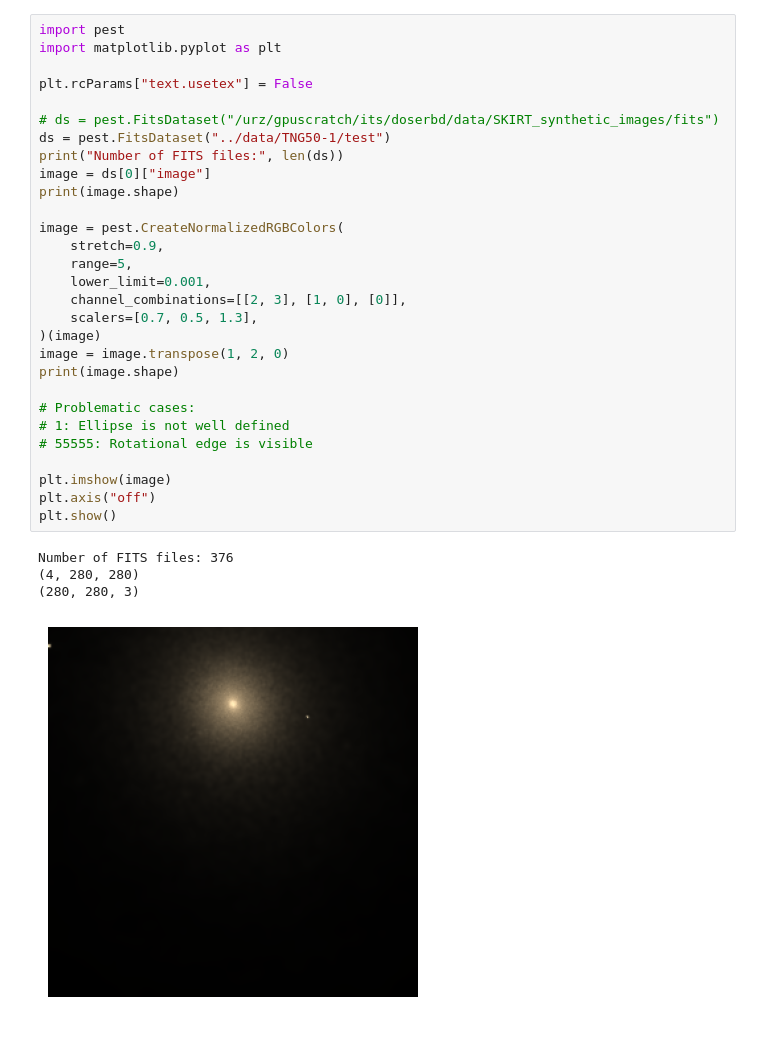
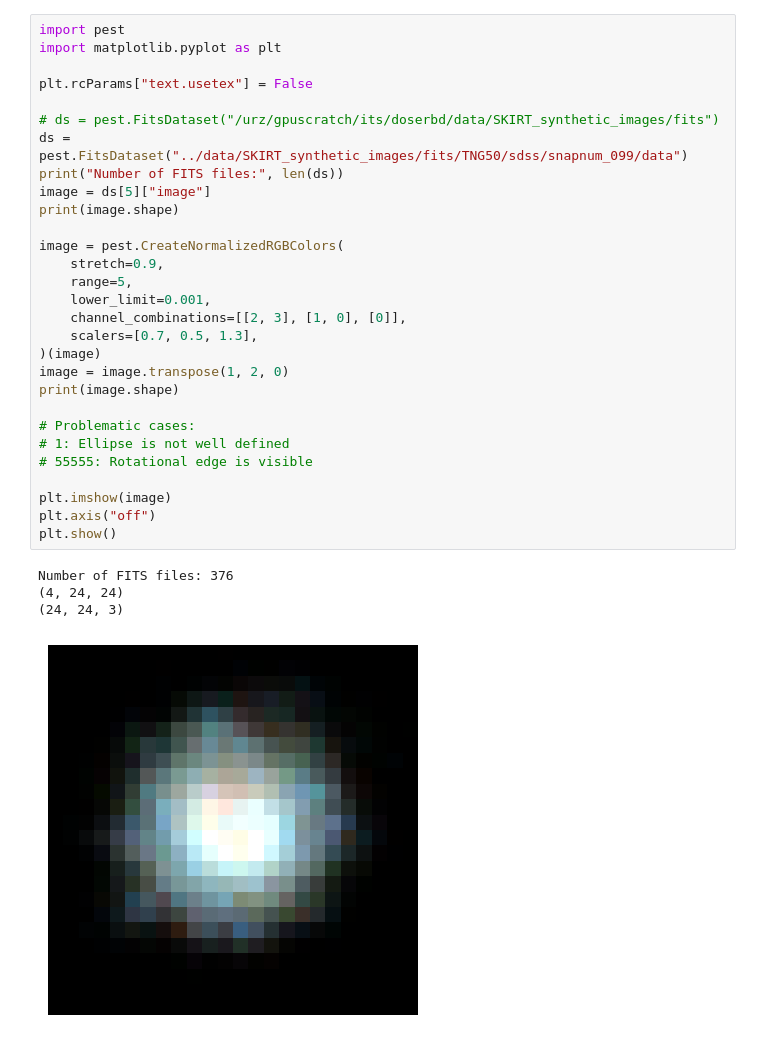
Before and after one commit to BerndDoser/PEST, a Jupyter notebook: devel/illustris_skirt.ipynb, the cells around one changed output. Cells and saved outputs as stored; diff of their text form.

```diff
--- a/devel/illustris_skirt.ipynb
+++ b/devel/illustris_skirt.ipynb
@@ -1,37 +1,37 @@
 # %%
 import pest
 import matplotlib.pyplot as plt
 
 plt.rcParams["text.usetex"] = False
 
 # ds = pest.FitsDataset("/urz/gpuscratch/its/doserbd/data/SKIRT_synthetic_images/fits")
-ds = pest.FitsDataset("../data/TNG50-1/test")
+ds = pest.FitsDataset("../data/SKIRT_synthetic_images/fits/TNG50/sdss/snapnum_099/data")
 print("Number of FITS files:", len(ds))
-image = ds[0]["image"]
+image = ds[5]["image"]
 print(image.shape)
 
 image = pest.CreateNormalizedRGBColors(
     stretch=0.9,
     range=5,
     lower_limit=0.001,
     channel_combinations=[[2, 3], [1, 0], [0]],
     scalers=[0.7, 0.5, 1.3],
 )(image)
 image = image.transpose(1, 2, 0)
 print(image.shape)
 
 # Problematic cases:
 # 1: Ellipse is not well defined
 # 55555: Rotational edge is visible
 
 plt.imshow(image)
 plt.axis("off")
 plt.show()
 # %% [output]
 Number of FITS files: 376
-(4, 280, 280)
-(280, 280, 3)
+(4, 24, 24)
+(24, 24, 3)
-[figure, old version]
+[figure, new version]
 # %%
 stats = pest.estimate_geometry_weighted(image)
 pest.visualize_results(stats)
```
Also changed, not shown: parts of 6 cells of this notebook, 2 other files.
